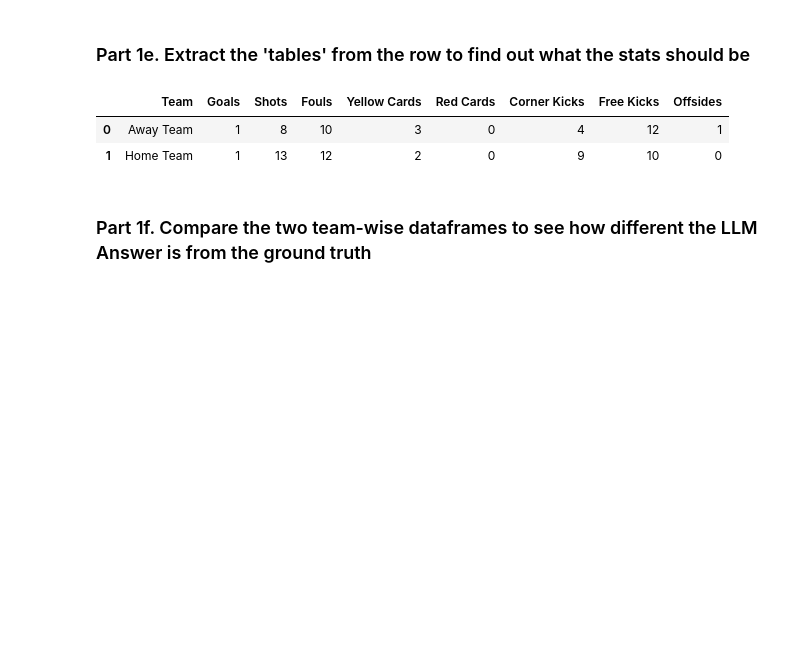
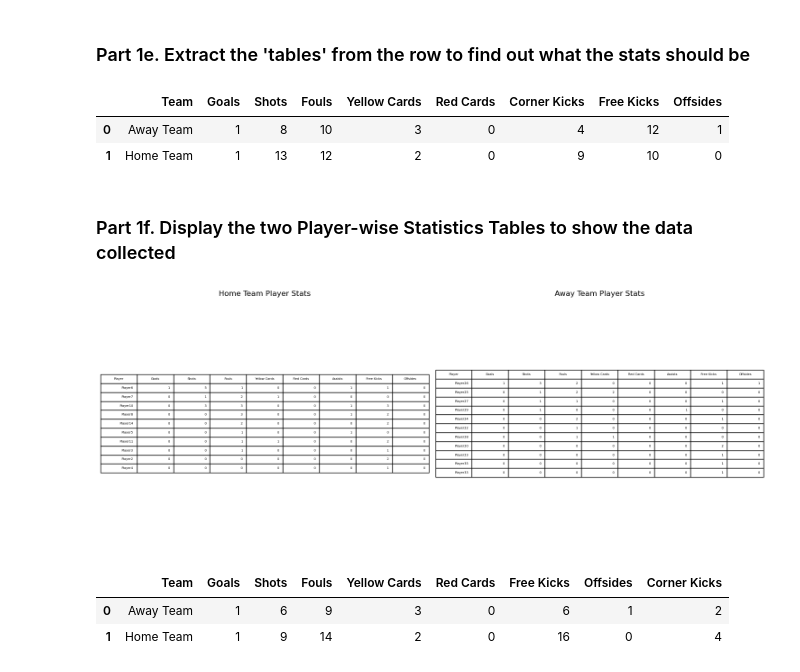
Before and after one commit to rishabhbaral-asu/SportsBench, a Jupyter notebook: LiveSum.ipynb, the cells around one changed output. Drawn from its saved outputs; the diff is of its cells as text; code cells hidden in the pictures; blank space fills up the shorter version.

```diff
--- a/LiveSum.ipynb
+++ b/LiveSum.ipynb
@@ -252,5 +269,31 @@ display(table_df)
 |  | Team | Goals | Shots | Fouls | Yellow Cards | Red Cards | Corner Kicks | Free Kicks | Offsides |
 | 0 | Away Team | 1 | 8 | 10 | 3 | 0 | 4 | 12 | 1 |
 | 1 | Home Team | 1 | 13 | 12 | 2 | 0 | 9 | 10 | 0 |
-# %% [markdown]
-### Part 1f. Compare the two team-wise dataframes to see how different the LLM Answer is from the ground truth
+# %% [markdown]
+### Part 1f. Display the two Player-wise Statistics Tables to show the data collected
+# %%
+fig, axes = plt.subplots(1, 2, figsize=(15, 6))
+
+# Plot home team stats
+axes[0].axis('tight')
+axes[0].axis('off')
+axes[0].table(cellText=home_players_df.values, colLabels=home_players_df.columns, loc='center')
+axes[0].set_title('Home Team Player Stats')
+
+# Plot away team stats
+axes[1].axis('tight')
+axes[1].axis('off')
+axes[1].table(cellText=away_players_df.values, colLabels=away_players_df.columns, loc='center')
+axes[1].set_title('Away Team Player Stats')
+
+plt.tight_layout()
+plt.show()
+# %% [output]
+[figure, added]
+# %%
+# Display the team-wise stats table
+display(team_stats_df)
+# %% [output]
+|  | Team | Goals | Shots | Fouls | Yellow Cards | Red Cards | Free Kicks | Offsides | Corner Kicks |
+| 0 | Away Team | 1 | 6 | 9 | 3 | 0 | 6 | 1 | 2 |
+| 1 | Home Team | 1 | 9 | 14 | 2 | 0 | 16 | 0 | 4 |
```
Also changed, not shown: parts of 9 cells of this notebook.
